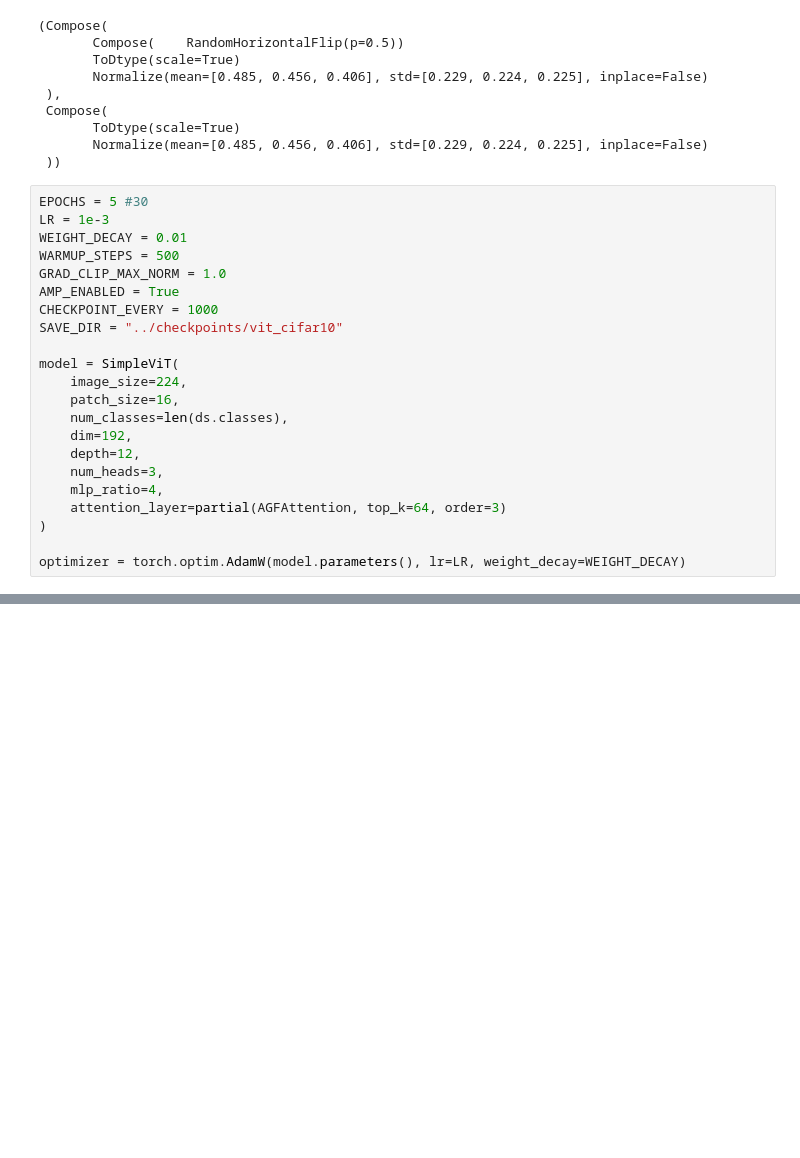
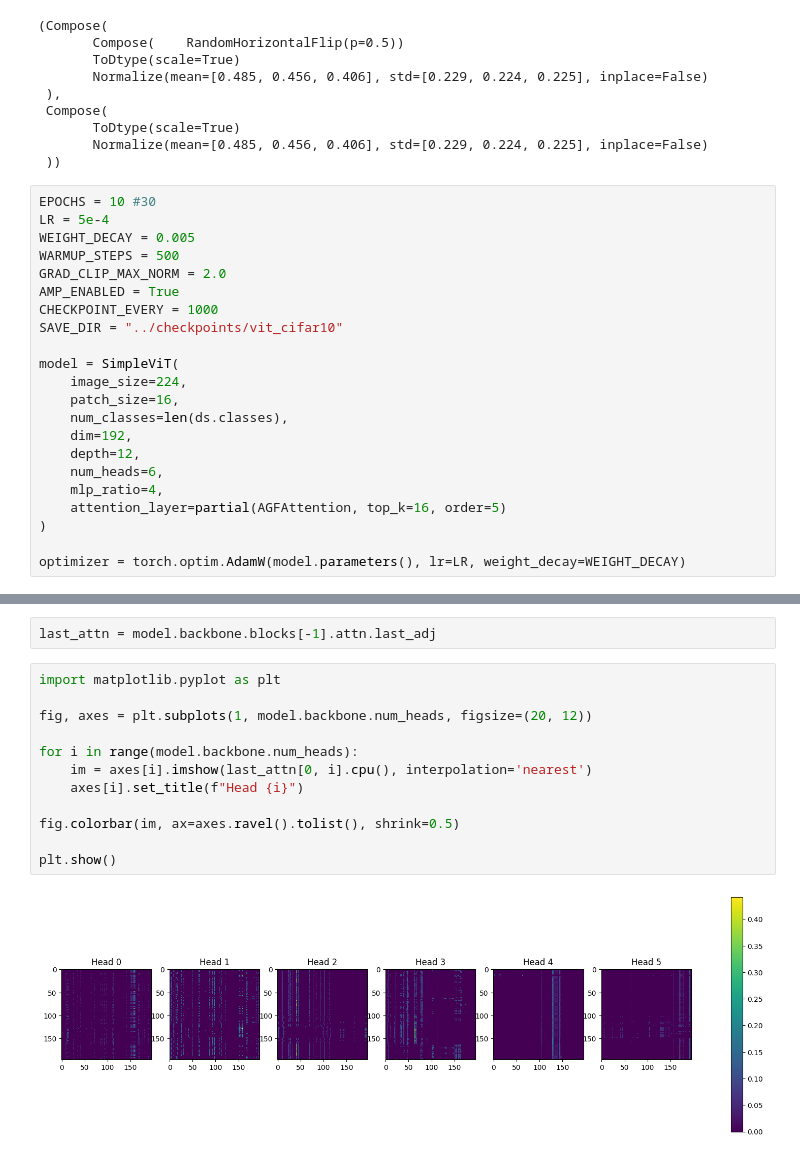
Before and after one commit to ssslakter/graph-attention, a Jupyter notebook: notebooks/01_vit.ipynb, the cells around one changed output, grey strips where cells are left out. Saved outputs shown, nothing was run; the diff lists cells and outputs as text; blank space fills up the shorter version.

```diff
--- a/notebooks/01_vit.ipynb
+++ b/notebooks/01_vit.ipynb
@@ -32,11 +32,11 @@ batch_x_transforms, batch_x_transforms_valid
        Normalize(mean=[0.485, 0.456, 0.406], std=[0.229, 0.224, 0.225], inplace=False)
  ))
 # %%
-EPOCHS = 5 #30
-LR = 1e-3
-WEIGHT_DECAY = 0.01
+EPOCHS = 10 #30
+LR = 5e-4
+WEIGHT_DECAY = 0.005
 WARMUP_STEPS = 500
-GRAD_CLIP_MAX_NORM = 1.0
+GRAD_CLIP_MAX_NORM = 2.0
 AMP_ENABLED = True
 CHECKPOINT_EVERY = 1000
 SAVE_DIR = "../checkpoints/vit_cifar10"
@@ -47,9 +47,9 @@ model = SimpleViT(
     num_classes=len(ds.classes),
     dim=192,
     depth=12,
-    num_heads=3,
+    num_heads=6,
     mlp_ratio=4,
-    attention_layer=partial(AGFAttention, top_k=64, order=3)
+    attention_layer=partial(AGFAttention, top_k=16, order=5)
 )
 
 optimizer = torch.optim.AdamW(model.parameters(), lr=LR, weight_decay=WEIGHT_DECAY)
@@ -99,0 +148,16 @@ trainer.get_hook(MetricsHook).plot(metrics = ["loss", "accuracy", "samples_per_s
+# %%
+last_attn = model.backbone.blocks[-1].attn.last_adj
+# %%
+import matplotlib.pyplot as plt
+
+fig, axes = plt.subplots(1, model.backbone.num_heads, figsize=(20, 12))
+
+for i in range(model.backbone.num_heads):
+    im = axes[i].imshow(last_attn[0, i].cpu(), interpolation='nearest')
+    axes[i].set_title(f"Head {i}")
+
+fig.colorbar(im, ax=axes.ravel().tolist(), shrink=0.5)
+
+plt.show()
+# %% [output]
+[figure, added]
```
Also changed, not shown: parts of 13 cells of this notebook, 4 other files.
